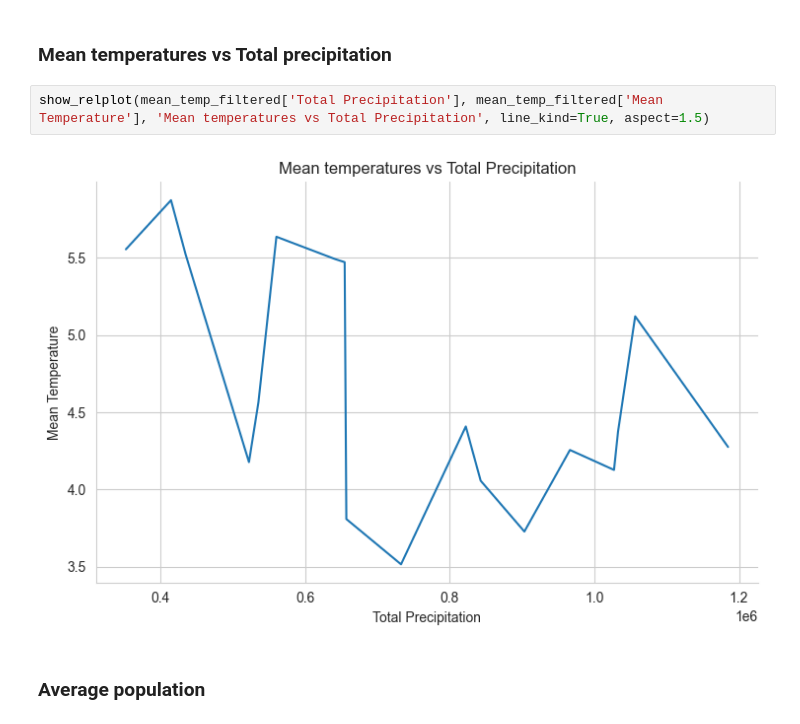
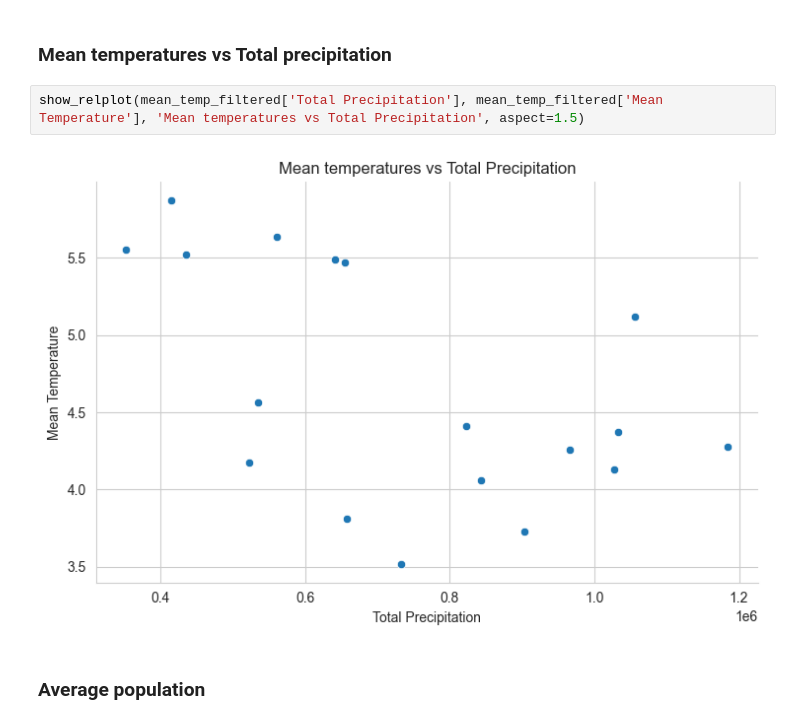
Before and after one commit to hardwak/Fuel-Usage-Predictor, a Jupyter notebook: project-notebook.ipynb, the cells around one changed output. Saved outputs shown, nothing was run; the diff lists cells and outputs as text.

```diff
--- a/project-notebook.ipynb
+++ b/project-notebook.ipynb
@@ -397,9 +398,9 @@ show_relplot(mean_temp_filtered['Year'], mean_temp_filtered['Mean Temperature'],
 # %% [markdown]
 ### Mean temperatures vs Total precipitation
 # %%
-show_relplot(mean_temp_filtered['Total Precipitation'], mean_temp_filtered['Mean Temperature'], 'Mean temperatures vs Total Precipitation', line_kind=True, aspect=1.5)
+show_relplot(mean_temp_filtered['Total Precipitation'], mean_temp_filtered['Mean Temperature'], 'Mean temperatures vs Total Precipitation', aspect=1.5)
 # %% [output]
-[figure, old version]
+[figure, new version]
 # %% [markdown]
 ### Average population
 # %%
```
Also changed, not shown: parts of 24 cells of this notebook, 6 other files.
